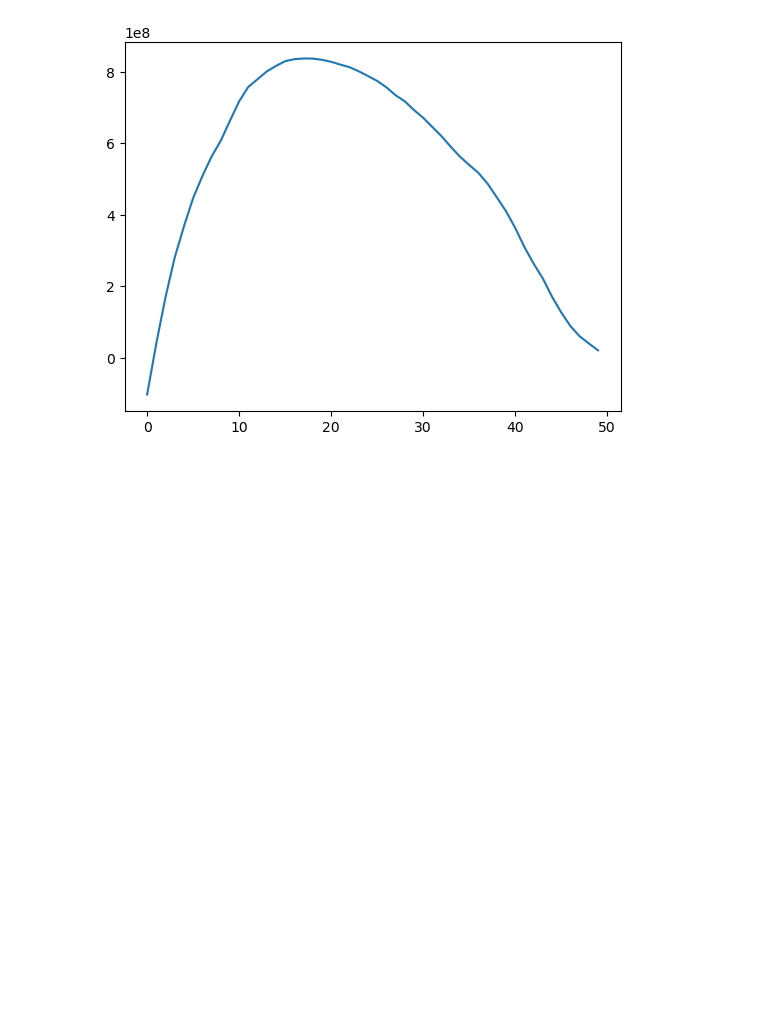
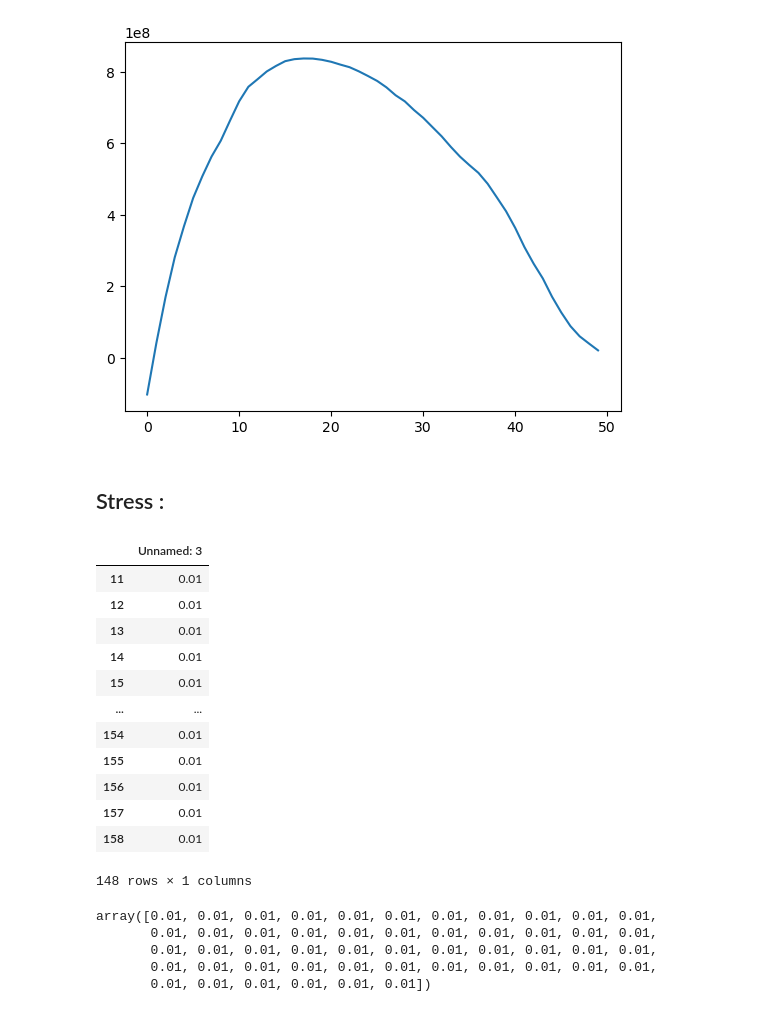
Before and after one commit to NoeDebrois/MSc-Mathematical-Engineering, a Jupyter notebook: Courses/Insurance and Econometrics/Merge_Assets_Liabilities_2.ipynb, the cells around one changed output. Cells and saved outputs as stored; diff of their text form; code cells hidden in the pictures; blank space fills up the shorter version.

```diff
--- a/Courses/Insurance and Econometrics/Merge_Assets_Liabilities_2.ipynb
+++ b/Courses/Insurance and Econometrics/Merge_Assets_Liabilities_2.ipynb
@@ -681,3 +692,41 @@ aa = build_coefficient_array(bof)
 plt.plot(aa);
 # %% [output]
 [figure]
+# %% [markdown]
+## Stress :
+# %%
+# IR up :
+# Path to your Excel file
+file_path = 'EIOPA_RFR_20240331_Term_Structures.xlsx'
+
+# Read Excel file
+df = pd.read_excel(file_path, "Spot_NO_VA_shock_UP", usecols="C", )
+df = df[11:]
+df = df.rename(columns={'Unnamed: 2': 'EIOPA EU without VA, MAR'})
+rt_up = np.array(df).T
+rt_up = np.array(rt_up, np.float64)
+rt_up = rt_up[0, :N] # Time-varying risk-free rate
+# %%
+df
+# %% [output]
+|  | Unnamed: 3 |
+| 11 | 0.01 |
+| 12 | 0.01 |
+| 13 | 0.01 |
+| 14 | 0.01 |
+| 15 | 0.01 |
+| ... | ... |
+| 154 | 0.01 |
+| 155 | 0.01 |
+| 156 | 0.01 |
+| 157 | 0.01 |
+| 158 | 0.01 |
+148 rows × 1 columns
+# %%
+rt_up
+# %% [output]
+array([0.01, 0.01, 0.01, 0.01, 0.01, 0.01, 0.01, 0.01, 0.01, 0.01, 0.01,
+       0.01, 0.01, 0.01, 0.01, 0.01, 0.01, 0.01, 0.01, 0.01, 0.01, 0.01,
+       0.01, 0.01, 0.01, 0.01, 0.01, 0.01, 0.01, 0.01, 0.01, 0.01, 0.01,
+       0.01, 0.01, 0.01, 0.01, 0.01, 0.01, 0.01, 0.01, 0.01, 0.01, 0.01,
+       0.01, 0.01, 0.01, 0.01, 0.01, 0.01])
```
Also changed, not shown: parts of 2 cells of this notebook.
